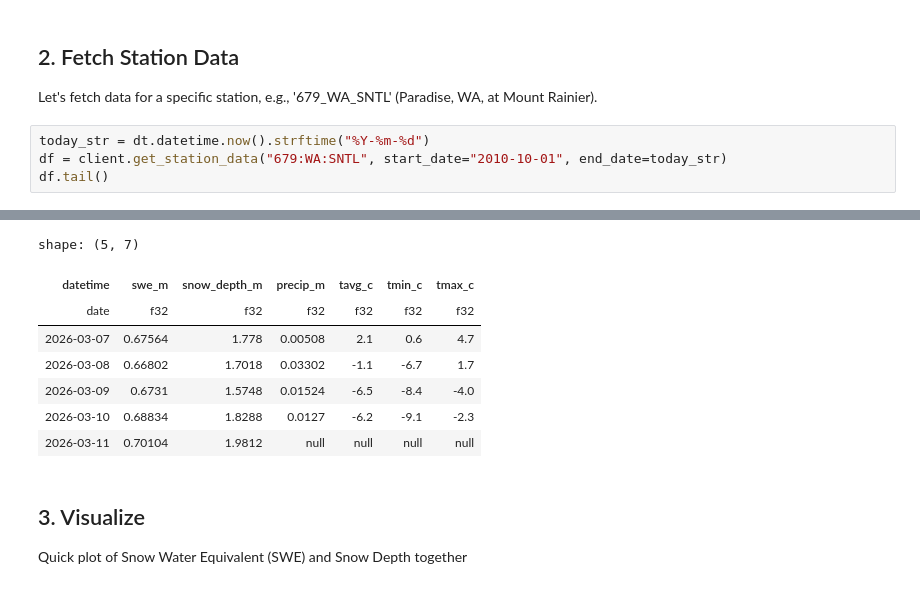
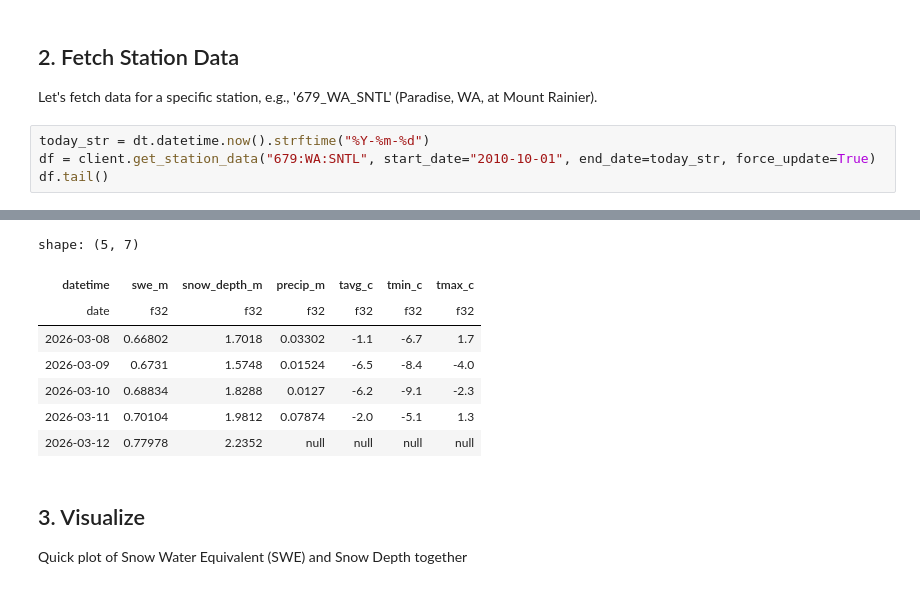
Before and after one commit to elliott-ruebush/snotel_lib, a Jupyter notebook: notebooks/snotel_demo_metloom.ipynb, the cells around one changed output, grey strips where cells are left out. Saved outputs shown, nothing was run; the diff lists cells and outputs as text.

Commit message:
relative delta for metloom client

```diff
--- a/notebooks/snotel_demo_metloom.ipynb
+++ b/notebooks/snotel_demo_metloom.ipynb
@@ -36,7 +36,7 @@ INFO:snotel_lib.clients.egagli_client:Metadata retrieval took 0.31s (cache miss,
 Let's fetch data for a specific station, e.g., '679_WA_SNTL' (Paradise, WA, at Mount Rainier).
 # %%
 today_str = dt.datetime.now().strftime("%Y-%m-%d")
-df = client.get_station_data("679:WA:SNTL", start_date="2010-10-01", end_date=today_str)
+df = client.get_station_data("679:WA:SNTL", start_date="2010-10-01", end_date=today_str, force_update=True)
 df.tail()
 # %% [output]
 INFO:snotel_lib.clients.metloom_client:Fetching metloom data for 679:WA:SNTL...
@@ -44,11 +44,11 @@ INFO:snotel_lib.clients.metloom_client:Data retrieval for 679:WA:SNTL took 7.52s
 shape: (5, 7)
 | datetime | swe_m | snow_depth_m | precip_m | tavg_c | tmin_c | tmax_c |
 | date | f32 | f32 | f32 | f32 | f32 | f32 |
-| 2026-03-07 | 0.67564 | 1.778 | 0.00508 | 2.1 | 0.6 | 4.7 |
 | 2026-03-08 | 0.66802 | 1.7018 | 0.03302 | -1.1 | -6.7 | 1.7 |
 | 2026-03-09 | 0.6731 | 1.5748 | 0.01524 | -6.5 | -8.4 | -4.0 |
 | 2026-03-10 | 0.68834 | 1.8288 | 0.0127 | -6.2 | -9.1 | -2.3 |
-| 2026-03-11 | 0.70104 | 1.9812 | null | null | null | null |
+| 2026-03-11 | 0.70104 | 1.9812 | 0.07874 | -2.0 | -5.1 | 1.3 |
+| 2026-03-12 | 0.77978 | 2.2352 | null | null | null | null |
 # %% [markdown]
 ## 3. Visualize
 Quick plot of Snow Water Equivalent (SWE) and Snow Depth together
```
Also changed, not shown: parts of 2 cells of this notebook, 1 other file.
